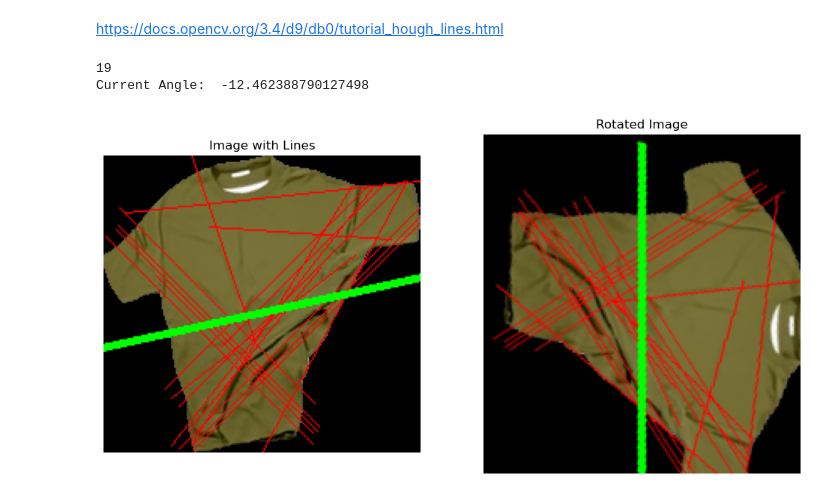
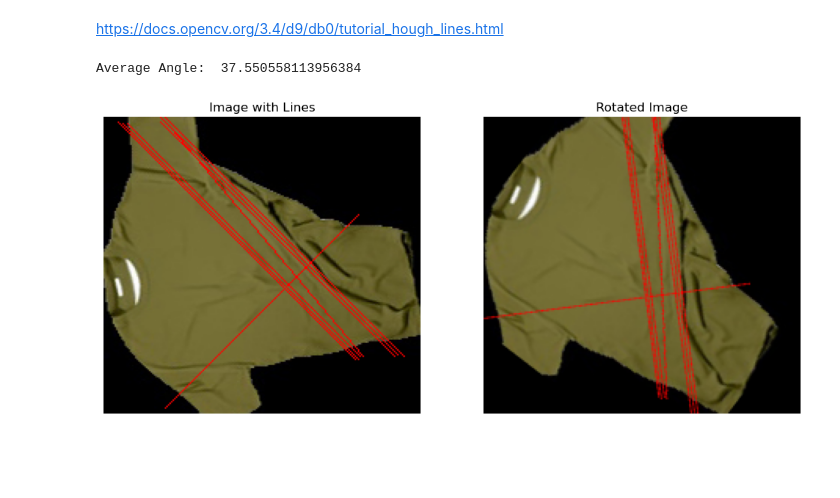
Before and after one commit to kohnmart/master-projekt, a Jupyter notebook: notebooks/preprocessing/line_detection.ipynb, the cells around one changed output. Cells and saved outputs as stored; diff of their text form; code cells hidden in the pictures; blank space fills up the shorter version.

```diff
--- a/notebooks/preprocessing/line_detection.ipynb
+++ b/notebooks/preprocessing/line_detection.ipynb
@@ -15,86 +15,71 @@ import cv2
 import numpy as np
 import matplotlib.pyplot as plt
 # %%
+import cv2
+import numpy as np
+import matplotlib.pyplot as plt
 
+def correct_rotation_and_display_with_lines(image_path=""):
+    # Load image
+    image = cv2.imread(image_path)
+    image = cv2.cvtColor(image, cv2.COLOR_BGR2RGB)  # Convert from BGR to RGB for displaying
 
-def correct_rotation_and_display_with_lines(image_path="", image=""):
-    # Load image
-    if image_path:
-        image = cv2.imread(image_path)
-        image = cv2.cvtColor(image, cv2.COLOR_BGR2RGB)  # Convert from BGR to RGB for displaying
-
-    # Convert to grayscale
+    # Convert to grayscale and equalize histogram
     gray = cv2.cvtColor(image, cv2.COLOR_RGB2GRAY)
-
     gray = cv2.equalizeHist(gray)
 
     # Detect edges
     edges = cv2.Canny(gray, 100, 150, apertureSize=5)
 
-    #plt.imshow(edges)
-
     # Use Hough Line Transform to detect lines
-    lines = cv2.HoughLinesP(edges, 1, np.pi/180, threshold=80, minLineLength=100, maxLineGap=10)
-
-    print(len(lines))
+    lines = cv2.HoughLinesP(edges, 1, np.pi/180, threshold=100, minLineLength=100, maxLineGap=20)
 
     if lines is not None:
-        angles = []
+        # Prepare to calculate the average angle
+        sin_sum = 0
+        cos_sum = 0
+
         for line in lines:
             x1, y1, x2, y2 = line[0]
             cv2.line(image, (x1, y1), (x2, y2), (255, 0, 0), 1)  # Draw each detected line in red
             angle = np.arctan2(y2 - y1, x2 - x1)
-            angles.append(angle)
+            sin_sum += np.sin(angle)
+            cos_sum += np.cos(angle)
 
-        # Calculate the mean angle
-        mean_angle = np.mean(angles)
-        mean_angle_degrees = mean_angle * 180 / np.pi
+        # Calculate average angle using vector sums
+        average_angle = np.arctan2(sin_sum, cos_sum)
+        average_angle_degrees = np.degrees(average_angle)
 
-        # Calculate average line direction
-        cos_mean_angle = np.cos(mean_angle)
-        sin_mean_angle = np.sin(mean_angle)
-
-        width, height, channels = image.shape
-
-        x_center, y_center = width // 2, height // 2
-        line_length = 1000  # Arbitrary length for visual representation
-        x1_avg = int(x_center - line_length * cos_mean_angle)
-        y1_avg = int(y_center - line_length * sin_mean_angle)
-        x2_avg = int(x_center + line_length * cos_mean_angle)
-        y2_avg = int(y_center + line_length * sin_mean_angle)
-        cv2.line(image, (x1_avg, y1_avg), (x2_avg, y2_avg), (0, 255, 0), 3)  # Draw average line in green
-
-        print("Current Angle: ", mean_angle_degrees)
-
-        mean_angle_degrees = 90 -mean_angle_degrees
+        print("Average Angle: ", average_angle_degrees)
 
         # Rotate image to align
-        rotation_matrix = cv2.getRotationMatrix2D((x_center, y_center), -mean_angle_degrees, 1)
+        width, height = image.shape[1], image.shape[0]
+        rotation_matrix = cv2.getRotationMatrix2D((width // 2, height // 2), -average_angle_degrees, 1)
         rotated_image = cv2.warpAffine(image, rotation_matrix, (width, height))
     else:
         rotated_image = image  # No rotation if no lines are detected
 
-    # Display the original and rotated image using matplotlib
+    # Display the original and rotated images using matplotlib
     plt.figure(figsize=(12, 6))
     plt.subplot(121)
     plt.imshow(image)
     plt.title('Image with Lines')
     plt.axis('off')
 
     plt.subplot(122)
     plt.imshow(rotated_image)
     plt.title('Rotated Image')
     plt.axis('off')
 
     plt.show()
 
+
 #file_name = 'tshirt_0070.jpg'
-file_name = 'tshirt_0071.jpg'
+file_name = 'tshirt_0085.jpg'
 
 img_path = get_training_data_path(file_name)
 
 correct_rotation_and_display_with_lines(img_path)
 # %% [output]
-19
-Current Angle:  -12.462388790127498
+Average Angle:  37.550558113956384
-[figure, old version]
+[figure, new version]
```
Also changed, not shown: 9 other files.
